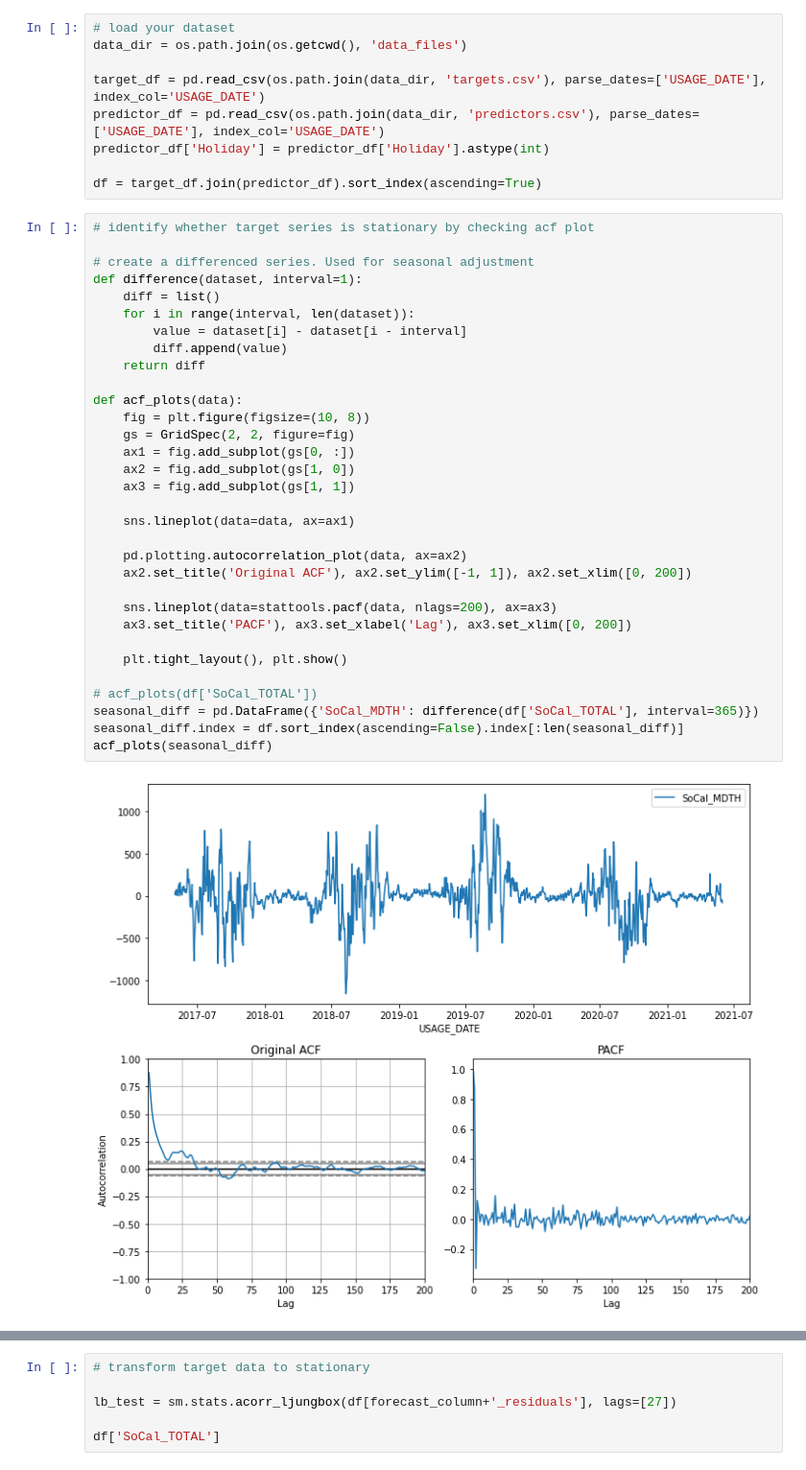
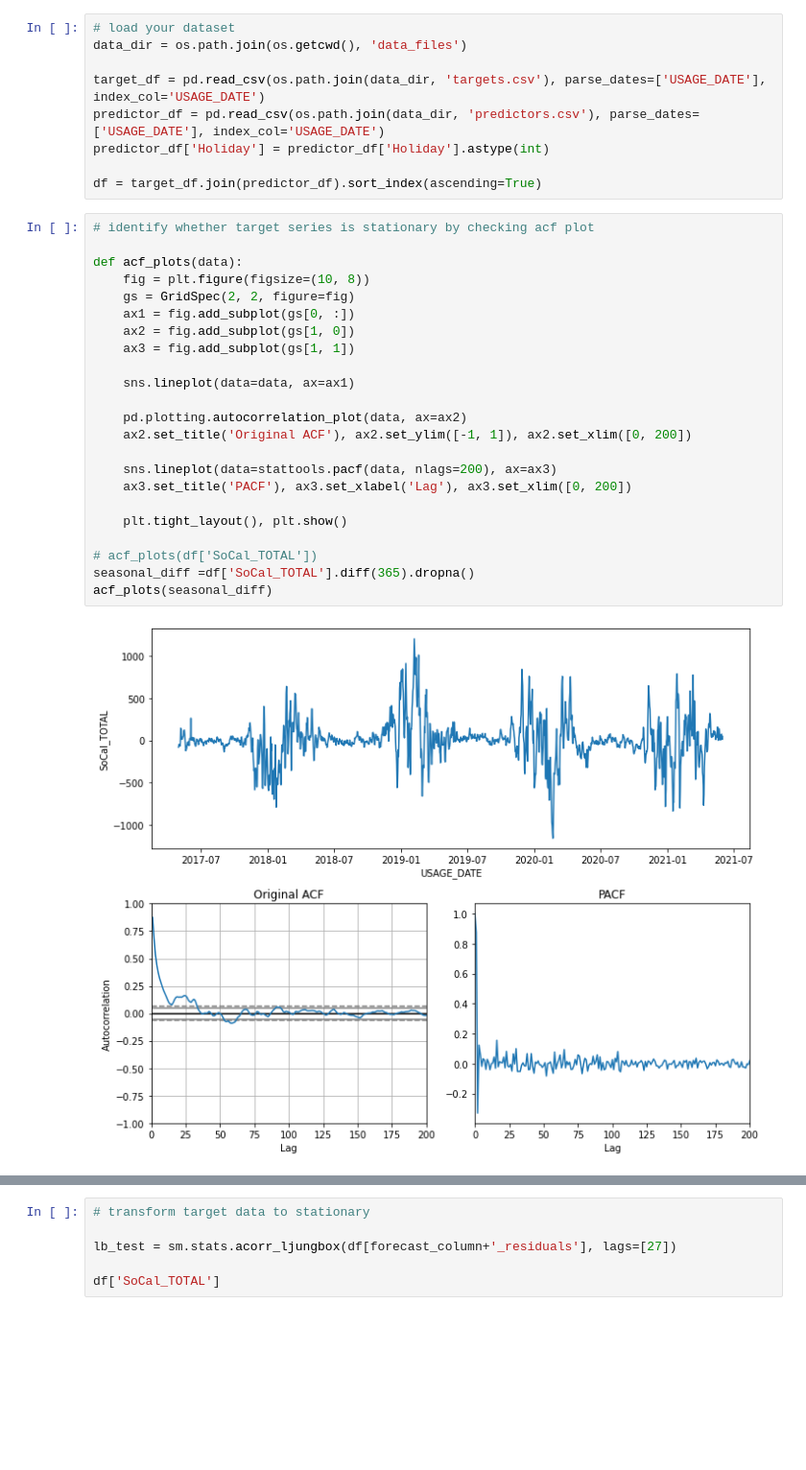
Before and after one commit to jacheung/bookshelf, a Jupyter notebook: Forecasting_101/forecasting-arima.ipynb, the cells around one changed output, grey strips where cells are left out. Shown at 96% size. Cells and saved outputs as stored; diff of their text form; blank space fills up the shorter version.

Commit message:
tag error for arima not detecting seasonality

```diff
--- a/Forecasting_101/forecasting-arima.ipynb
+++ b/Forecasting_101/forecasting-arima.ipynb
@@ -20,35 +20,26 @@ predictor_df['Holiday'] = predictor_df['Holiday'].astype(int)
 df = target_df.join(predictor_df).sort_index(ascending=True)
 # %%
 # identify whether target series is stationary by checking acf plot
-
-# create a differenced series. Used for seasonal adjustment
-def difference(dataset, interval=1):
-    diff = list()
-    for i in range(interval, len(dataset)):
-        value = dataset[i] - dataset[i - interval]
-        diff.append(value)
-    return diff
 
 def acf_plots(data):
     fig = plt.figure(figsize=(10, 8))
     gs = GridSpec(2, 2, figure=fig)
     ax1 = fig.add_subplot(gs[0, :])
     ax2 = fig.add_subplot(gs[1, 0])
     ax3 = fig.add_subplot(gs[1, 1])
 
     sns.lineplot(data=data, ax=ax1)
 
     pd.plotting.autocorrelation_plot(data, ax=ax2)
     ax2.set_title('Original ACF'), ax2.set_ylim([-1, 1]), ax2.set_xlim([0, 200])
 
     sns.lineplot(data=stattools.pacf(data, nlags=200), ax=ax3)
     ax3.set_title('PACF'), ax3.set_xlabel('Lag'), ax3.set_xlim([0, 200])
 
     plt.tight_layout(), plt.show()
 
 # acf_plots(df['SoCal_TOTAL'])
-seasonal_diff = pd.DataFrame({'SoCal_MDTH': difference(df['SoCal_TOTAL'], interval=365)})
-seasonal_diff.index = df.sort_index(ascending=False).index[:len(seasonal_diff)]
+seasonal_diff =df['SoCal_TOTAL'].diff(365).dropna()
 acf_plots(seasonal_diff)
 # %% [output]
-[figure, old version]
+[figure, new version]
```
Also changed, not shown: parts of 5 cells of this notebook.
